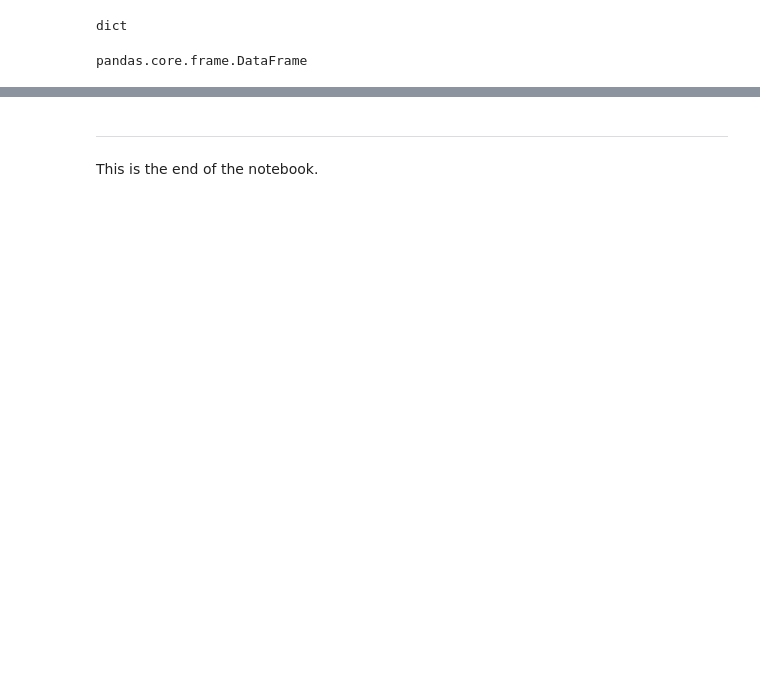
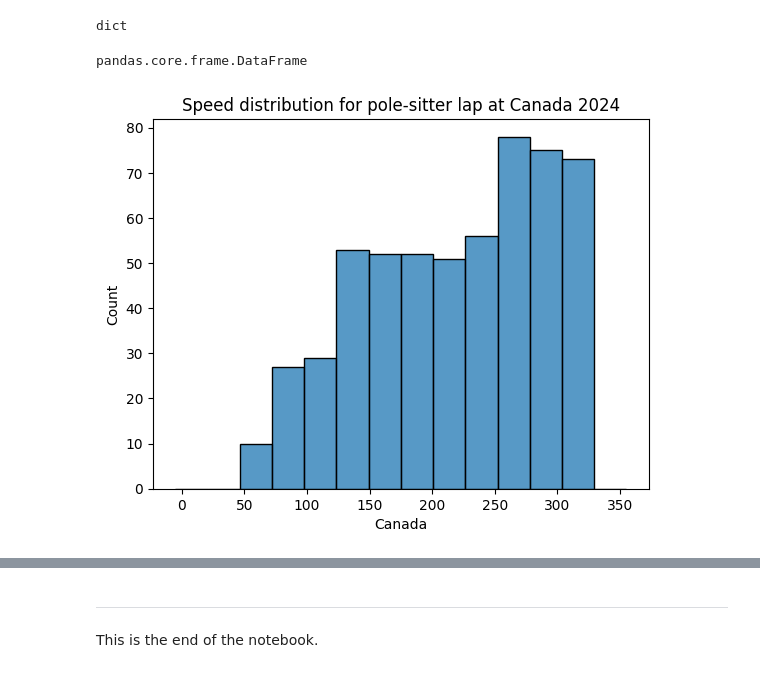
Before and after one commit to matt-bernhardt/f1-notebooks, a Jupyter notebook: notebooks/tracks/speed-distribution.ipynb, the cells around one changed output, grey strips where cells are left out. Drawn from its saved outputs; the diff is of its cells as text; code cells hidden in the pictures; blank space fills up the shorter version.

```diff
--- a/notebooks/tracks/speed-distribution.ipynb
+++ b/notebooks/tracks/speed-distribution.ipynb
@@ -89,6 +89,15 @@ sorted_df = pd.DataFrame({race: season[race] for race in sorted_races})
 type(sorted_df)
 # %% [output]
 pandas.core.frame.DataFrame
+# %%
+sns.histplot(
+  sorted_df['Canada'],
+  binrange=(-5,355)
+)
+plt.title('Speed distribution for pole-sitter lap at Canada 2024')
+plt.show()
+# %% [output]
+[figure, added]
 # %%
 fig, ax1 = plt.subplots(1, 1, figsize=(8, 10))
 
```
Also changed, not shown: parts of 3 cells of this notebook, 2 other files.
